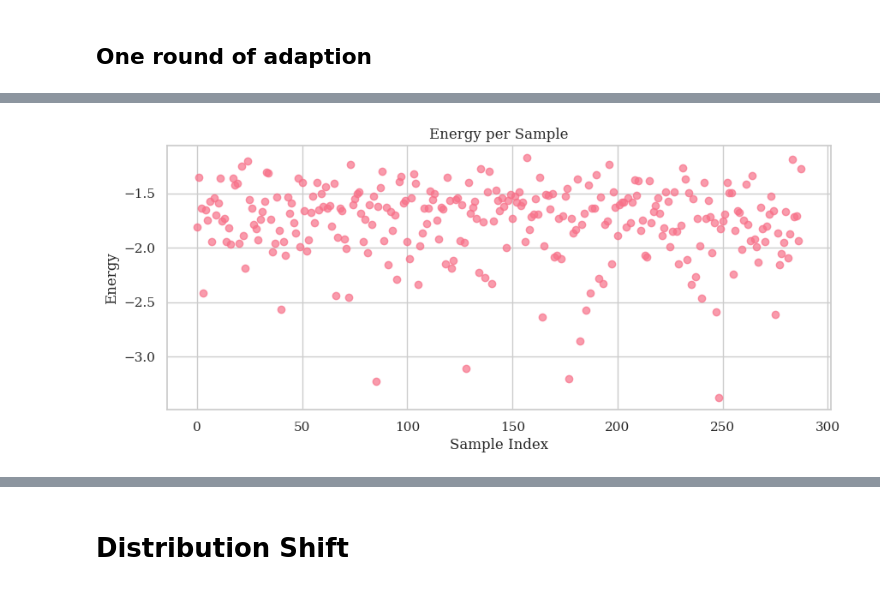
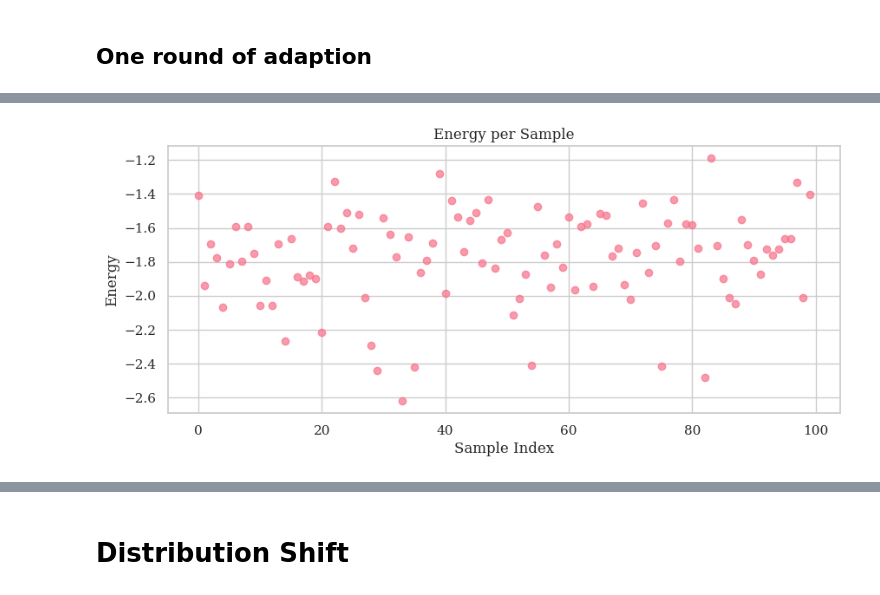
Before and after one commit to polghskggh/DL2_project, a Jupyter notebook: eeg/pca.ipynb, the cells around one changed output, grey strips where cells are left out. Saved outputs shown, nothing was run; the diff lists cells and outputs as text; code cells hidden in the pictures.

```diff
--- a/eeg/pca.ipynb
+++ b/eeg/pca.ipynb
@@ -41,9 +43,9 @@ config
 # %%
 hyperparams = {
-        'sgld_steps': 20,
-        'sgld_lr': 0.1,
+        'sgld_steps': 80,
+        'sgld_lr': 4,
         'sgld_std': 0.01,
-        'reinit_freq': 0.05,
+        'reinit_freq': 0.5,
         'adaptation_steps': 5,
     }
 
@@ -177,11 +179,15 @@ def prepare_fake_data(tea_model, x, embed_pca, logit_pca):
     logits = []
     energies = []
     embeds = []
+    predictions = []
     tea_model.energy_model.eval()
 
     with torch.no_grad():
         for sample in tqdm(x):
             energy, output, embed = forward(tea_model, sample.unsqueeze(0))
+            prediction = torch.argmax(torch.softmax(output, -1), -1)
+
+            predictions.append(prediction)
             logits.append(output)
             energies.append(energy)
             embeds.append(embed)
@@ -189,11 +195,13 @@ def prepare_fake_data(tea_model, x, embed_pca, logit_pca):
     logits = torch.cat(logits, dim=0).detach().numpy()
     energies = torch.cat(energies, dim=0).detach().numpy()
     embeds = torch.cat(embeds, dim=0).detach().numpy()
+    predictions = torch.cat(predictions, dim=0).detach().numpy()
 
     pca_logits = logit_pca.transform(logits)
     pca_embeds = embed_pca.transform(embeds)
     return dict(
         logits=pca_logits,
+        labels=predictions,
         energies=energies,
         embeds=pca_embeds,
         orig_logits=logits,
@@ -295,11 +303,11 @@ acc
 ## Plotting fake samples
 # %%
 x_fake, x_init = energy_model.sample_q(
-    sgld_steps=20,
+    sgld_steps=100,
     adaptation_steps=None,
-    sgld_lr=1.0,
-    sgld_std=0.01,
-    reinit_freq=0.05,
+    sgld_lr=1,
+    sgld_std=0.1,
+    reinit_freq=0.6,
     batch_size=100,
     series_length=1000,
     n_channels=22,
@@ -355,14 +373,14 @@ plot_pca(**test_features_adapted, energy_range=energy_range, data_label="test (o
        dtype=object))
 # %%
 plt.figure(figsize=(10, 4))
-plt.scatter(range(len(test_features_adapted["energies"])), test_features_adapted["energies"], alpha=0.7)
+plt.scatter(range(len(fake_data_features["energies"])), fake_data_features["energies"], alpha=0.7)
 plt.title('Energy per Sample')
 plt.xlabel('Sample Index')
 plt.ylabel('Energy')
 plt.grid(True)
 plt.show()
 # %% [output]
-[figure, old version]
+[figure, new version]
 # %%
 energy_model.energy_model.eval()
 acc = get_accuracy2(energy_model.energy_model, datamodule.test_dataloader())
```
Also changed, not shown: parts of 11 cells of this notebook, 1 other file.
